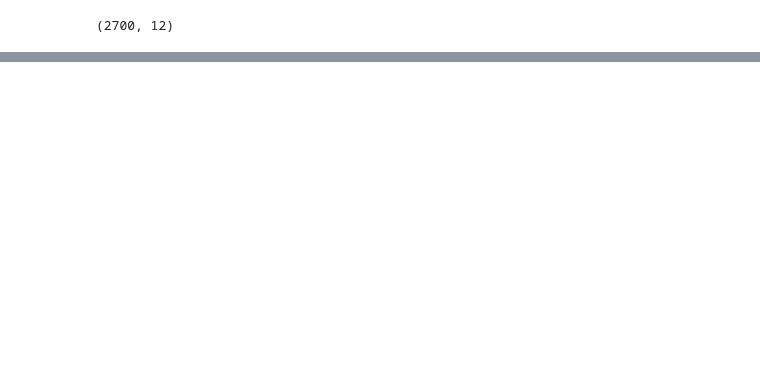
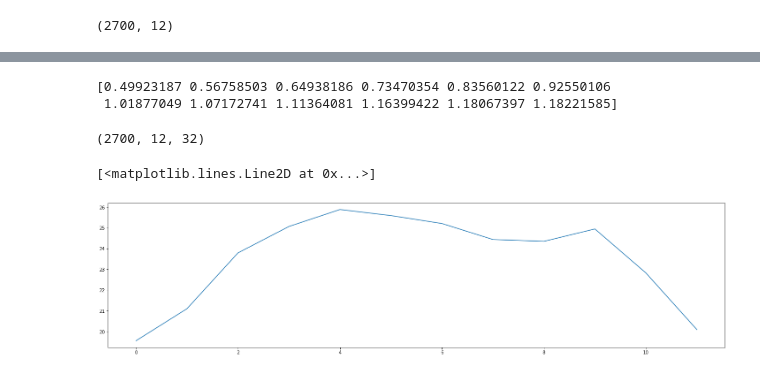
Before and after one commit to oceanhackweek/ohw22-proj-ENSO_Prediction, a Jupyter notebook: contributors/EOFs-LSTM.ipynb, the cells around one changed output, grey strips where cells are left out. Saved outputs shown, nothing was run; the diff lists cells and outputs as text; code cells hidden in the pictures; blank space fills up the shorter version.

```diff
--- a/contributors/EOFs-LSTM.ipynb
+++ b/contributors/EOFs-LSTM.ipynb
@@ -381,0 +393,14 @@ plt.show()
+# %%
+print((np.mean((predictions_test-d_Y_test)**2, axis=0))**(1/2))
+# %% [output]
+[0.49923187 0.56758503 0.64938186 0.73470354 0.83560122 0.92550106
+ 1.01877049 1.07172741 1.11364081 1.16399422 1.18067397 1.18221585]
+# %%
+PCs_reshape.shape
+# %% [output]
+(2700, 12, 32)
+# %%
+plt.plot(PCs_reshape[0,:,0])
+# %% [output]
+[<matplotlib.lines.Line2D at 0x...>]
+[figure, added]
```
Also changed, not shown: parts of 18 cells of this notebook.
